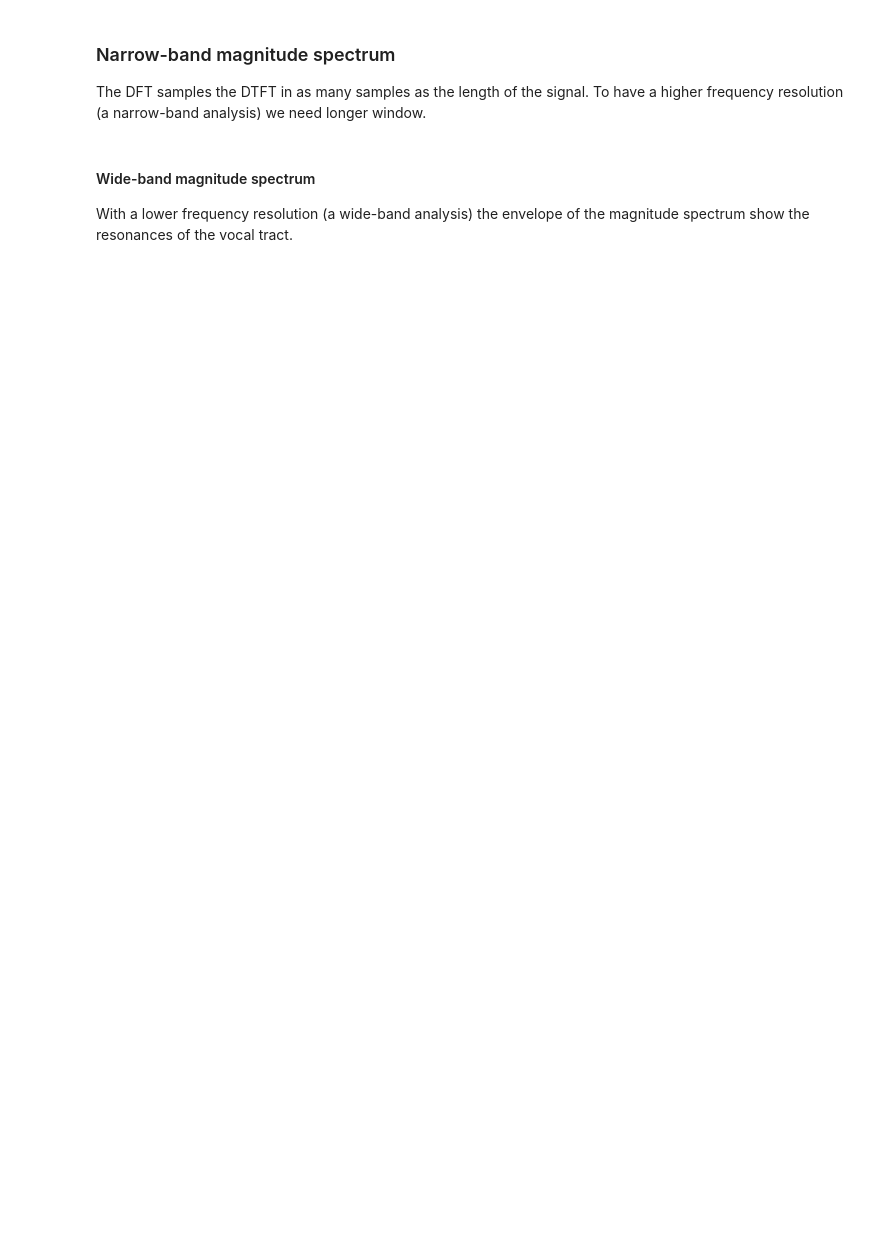
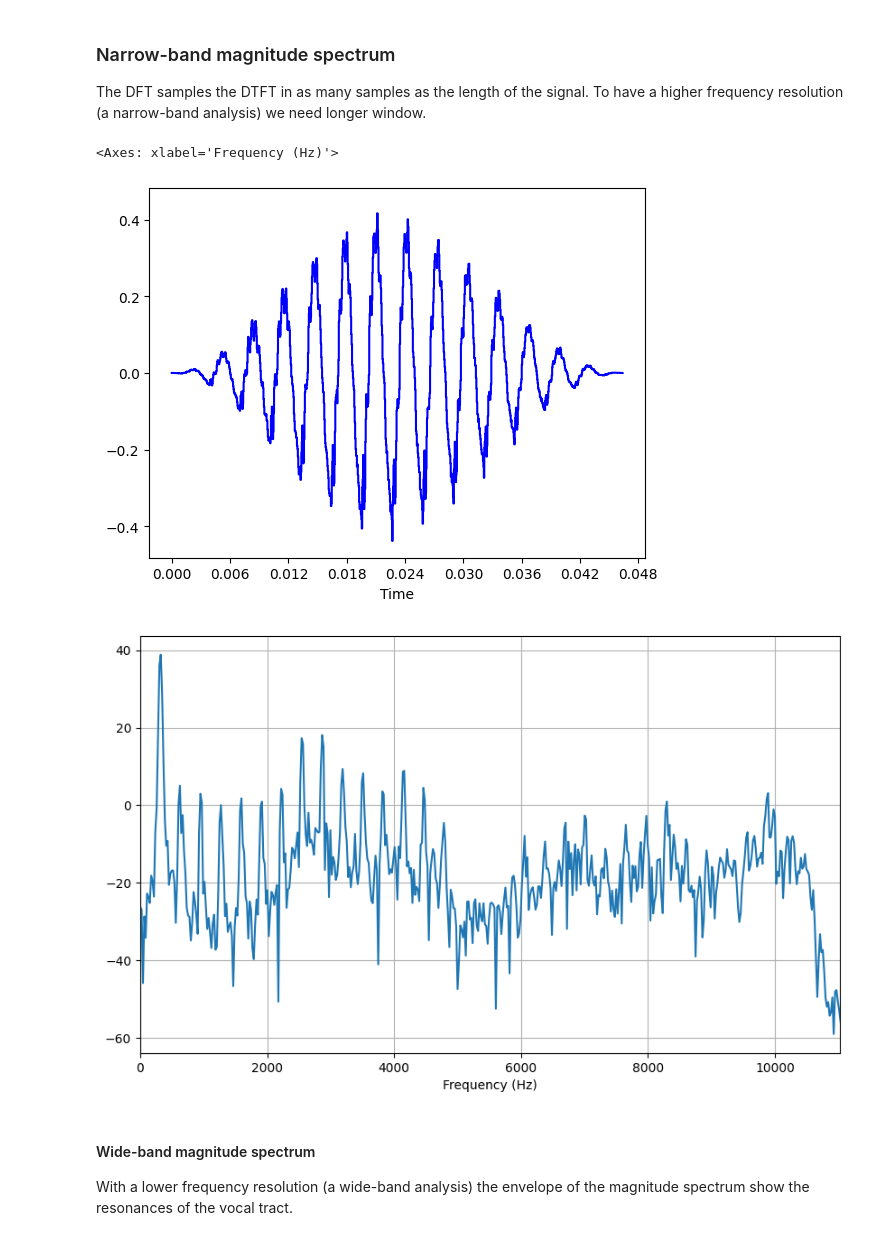
Before and after one commit to danieleavolio/Spoken-Language-Processing, a Jupyter notebook: Lab/Assignment1/slp-lab1.ipynb, the cells around one changed output. Saved outputs shown, nothing was run; the diff lists cells and outputs as text; code cells hidden in the pictures; blank space fills up the shorter version.

```diff
--- a/Lab/Assignment1/slp-lab1.ipynb
+++ b/Lab/Assignment1/slp-lab1.ipynb
@@ -604,11 +614,15 @@ The DFT samples the DTFT in as many samples as the length of the signal. To have
 # %%
 N = 1024
 win = np.hanning(N)
 
 vowel1024 = vowel[midpoint-(N//2):midpoint+(N//2)]*win
 
-librosa.display.waveshow(vowel1024, sr=sr)
+librosa.display.waveshow(vowel1024, sr=sr, color="blue")
 mag_spectrum_dB(vowel1024, sr, fmin=0, fmax=sr/2)
+# %% [output]
+<Axes: xlabel='Frequency (Hz)'>
+[figure, added]
+[figure, added]
 # %% [markdown]
 #### Wide-band magnitude spectrum
 
```
Also changed, not shown: parts of 13 cells of this notebook.
